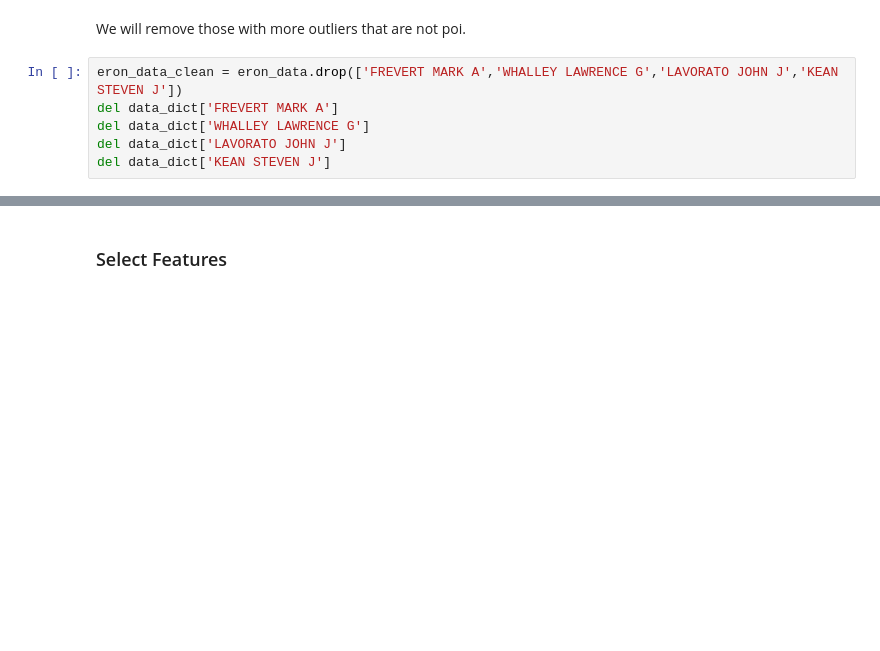
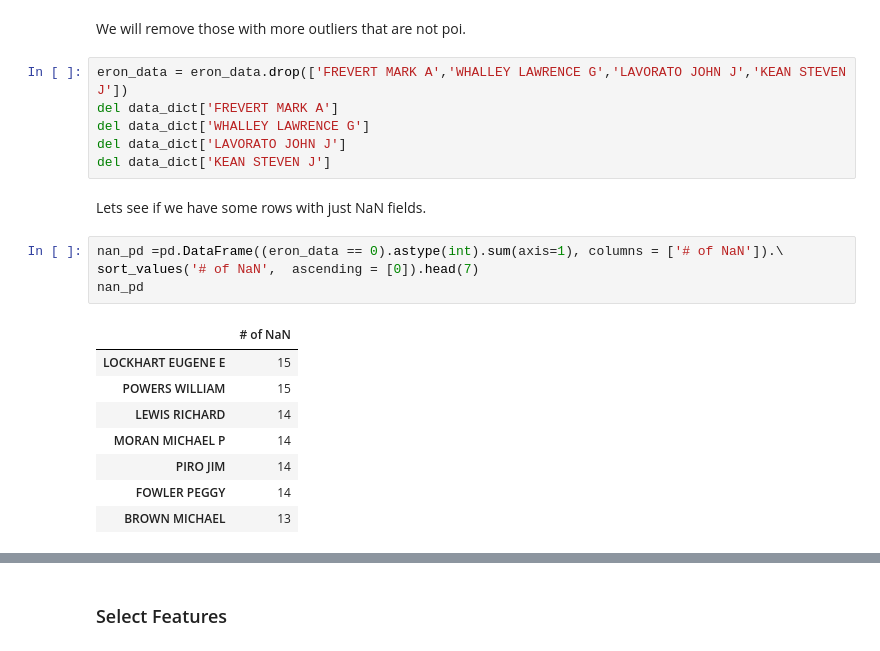
Before and after one commit to andre-yai/Udacity_MachineLearing, a Jupyter notebook: final_project/Identify Fraud from Eron Email.ipynb, the cells around one changed output, grey strips where cells are left out. Drawn from its saved outputs; the diff is of its cells as text; blank space fills up the shorter version.

```diff
--- a/final_project/Identify Fraud from Eron Email.ipynb
+++ b/final_project/Identify Fraud from Eron Email.ipynb
@@ -369,8 +365,23 @@ pd[['# of outliers','poi']]
 # %% [markdown]
 We will remove those with more outliers that are not poi.
 # %%
-eron_data_clean = eron_data.drop(['FREVERT MARK A','WHALLEY LAWRENCE G','LAVORATO JOHN J','KEAN STEVEN J'])
+eron_data = eron_data.drop(['FREVERT MARK A','WHALLEY LAWRENCE G','LAVORATO JOHN J','KEAN STEVEN J'])
 del data_dict['FREVERT MARK A']
 del data_dict['WHALLEY LAWRENCE G']
 del data_dict['LAVORATO JOHN J']
 del data_dict['KEAN STEVEN J']
+# %% [markdown]
+Lets see if we have some rows with just NaN fields.
+# %%
+nan_pd =pd.DataFrame((eron_data == 0).astype(int).sum(axis=1), columns = ['# of NaN']).\
+sort_values('# of NaN',  ascending = [0]).head(7)
+nan_pd
+# %% [output]
+|  | # of NaN |
+| LOCKHART EUGENE E | 15 |
+| POWERS WILLIAM | 15 |
+| LEWIS RICHARD | 14 |
+| MORAN MICHAEL P | 14 |
+| PIRO JIM | 14 |
+| FOWLER PEGGY | 14 |
+| BROWN MICHAEL | 13 |
```
Also changed, not shown: parts of 38 cells of this notebook, 4 other files.
